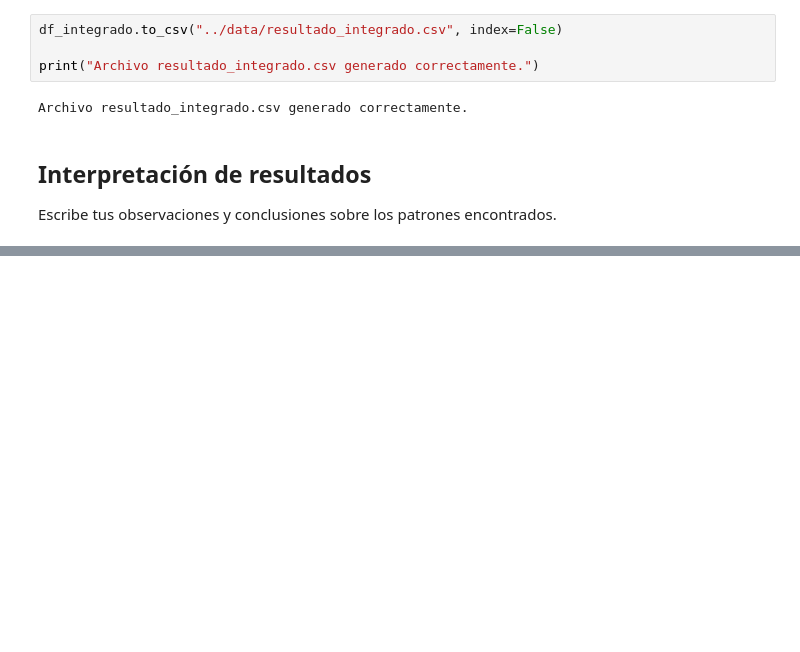
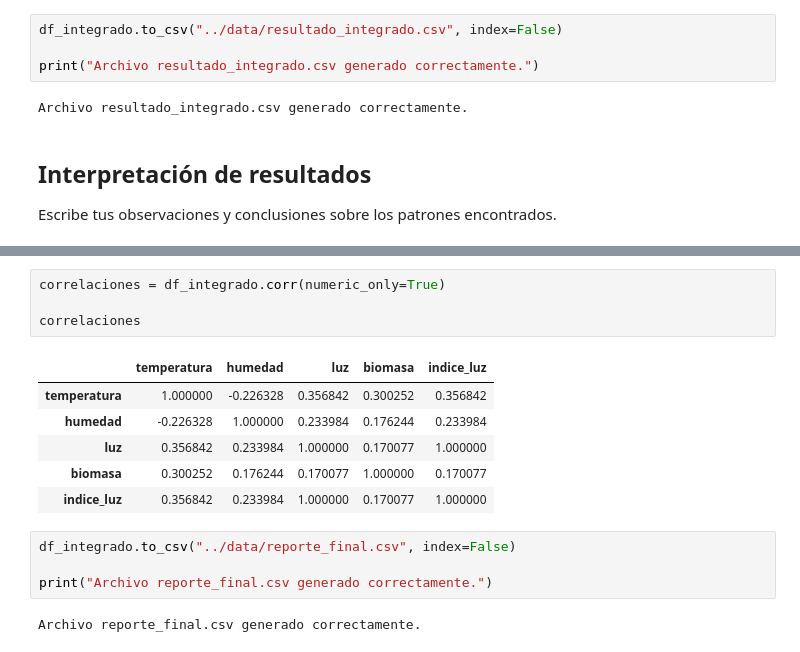
Before and after one commit to UdeC-Ambiental/5-funciones-y-pandas-2026__2_mariajose, a Jupyter notebook: notebooks/reto4_integrador.ipynb, the cells around one changed output, grey strips where cells are left out. Drawn from its saved outputs; the diff is of its cells as text; blank space fills up the shorter version.

```diff
--- a/notebooks/reto4_integrador.ipynb
+++ b/notebooks/reto4_integrador.ipynb
@@ -193,0 +297,17 @@ Escribe tus observaciones y conclusiones sobre los patrones encontrados.
+# %%
+correlaciones = df_integrado.corr(numeric_only=True)
+
+correlaciones
+# %% [output]
+|  | temperatura | humedad | luz | biomasa | indice_luz |
+| temperatura | 1.000000 | -0.226328 | 0.356842 | 0.300252 | 0.356842 |
+| humedad | -0.226328 | 1.000000 | 0.233984 | 0.176244 | 0.233984 |
+| luz | 0.356842 | 0.233984 | 1.000000 | 0.170077 | 1.000000 |
+| biomasa | 0.300252 | 0.176244 | 0.170077 | 1.000000 | 0.170077 |
+| indice_luz | 0.356842 | 0.233984 | 1.000000 | 0.170077 | 1.000000 |
+# %%
+df_integrado.to_csv("../data/reporte_final.csv", index=False)
+
+print("Archivo reporte_final.csv generado correctamente.")
+# %% [output]
+Archivo reporte_final.csv generado correctamente.
```
Also changed, not shown: parts of 13 cells of this notebook, 1 other file.
